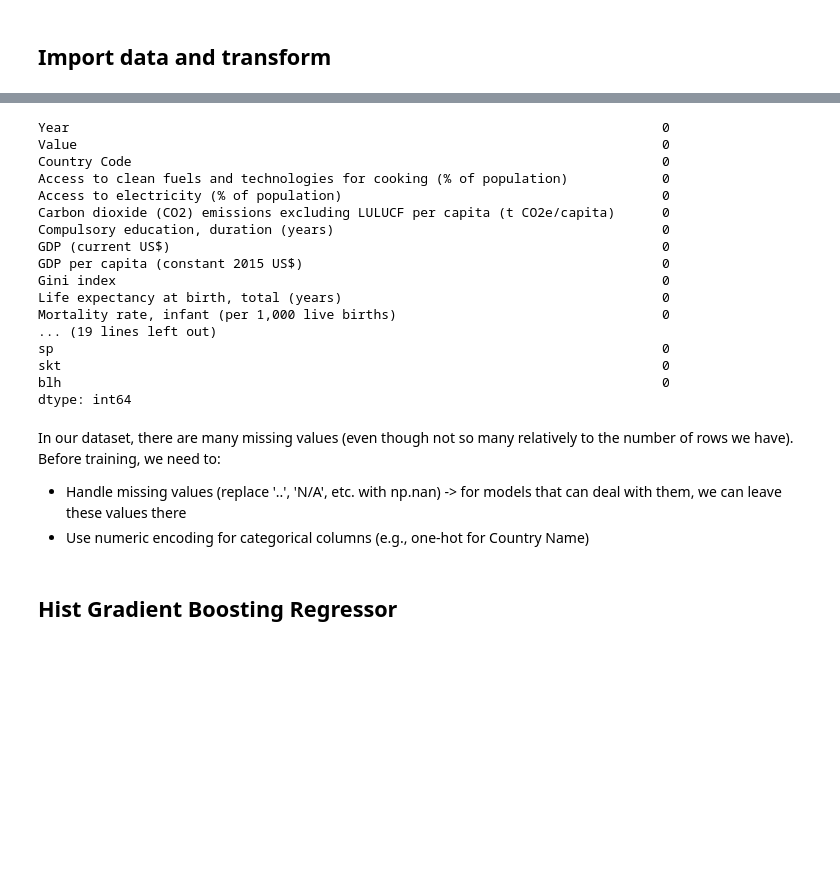
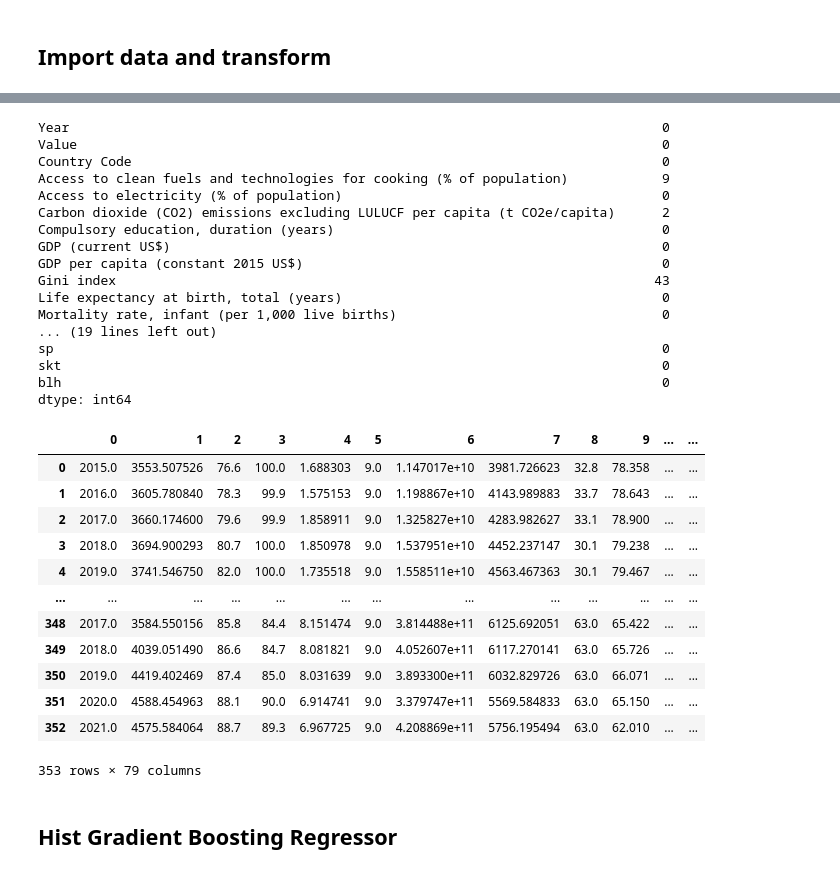
Before and after one commit to gitBugD/GML_RespiratoryDiseases, a Jupyter notebook: Asthma/AsthmaPrevalenceRate.ipynb, the cells around one changed output, grey strips where cells are left out. Drawn from its saved outputs; the diff is of its cells as text; code cells hidden in the pictures; blank space fills up the shorter version.

Commit message:
added imputation in data preparation and updated asthma file (so there is a usage example)

```diff
--- a/Asthma/AsthmaPrevalenceRate.ipynb
+++ b/Asthma/AsthmaPrevalenceRate.ipynb
@@ -32,19 +39,21 @@ df_raw
 # %%
 columns_to_keep = [col for col in df_raw.columns if col not in ['Country Name', 'Measure', 'Metric', 'Disease']]
 df_excluded = df_raw[columns_to_keep]
+# %%
+df_prepared = data_preparation.preprocessing(df_excluded)
 # %%
-df_excluded.isnull().sum()
+df_prepared.isnull().sum()
 # %% [output]
 Year                                                                            0
 Value                                                                           0
 Country Code                                                                    0
-Access to clean fuels and technologies for cooking (% of population)            0
+Access to clean fuels and technologies for cooking (% of population)            9
 Access to electricity (% of population)                                         0
-Carbon dioxide (CO2) emissions excluding LULUCF per capita (t CO2e/capita)      0
+Carbon dioxide (CO2) emissions excluding LULUCF per capita (t CO2e/capita)      2
 Compulsory education, duration (years)                                          0
 GDP (current US$)                                                               0
 GDP per capita (constant 2015 US$)                                              0
-Gini index                                                                      0
+Gini index                                                                     43
 Life expectancy at birth, total (years)                                         0
 Mortality rate, infant (per 1,000 live births)                                  0
 ... (19 lines left out)
@@ -52,8 +61,3 @@ sp
 skt                                                                             0
 blh                                                                             0
 dtype: int64
-# %% [markdown]
-In our dataset, there are many missing values (even though not so many relatively to the number of rows we have).
-Before training, we need to:
-- Handle missing values (replace '..', 'N/A', etc. with np.nan) -> for models that can deal with them, we can leave these values there
-- Use numeric encoding for categorical columns (e.g., one-hot for Country Name)
@@ -72,3 +64,21 @@ df_encoded = df_encoded.apply(pd.to_numeric, errors='coerce')
+# %%
+df_imputed = data_preparation.impute_nans(df_prepared)
+# %%
+df_imputed
+# %% [output]
+|  | 0 | 1 | 2 | 3 | 4 | 5 | 6 | 7 | 8 | 9 | ... | ... |
+| 0 | 2015.0 | 3553.507526 | 76.6 | 100.0 | 1.688303 | 9.0 | 1.147017e+10 | 3981.726623 | 32.8 | 78.358 | ... | ... |
+| 1 | 2016.0 | 3605.780840 | 78.3 | 99.9 | 1.575153 | 9.0 | 1.198867e+10 | 4143.989883 | 33.7 | 78.643 | ... | ... |
+| 2 | 2017.0 | 3660.174600 | 79.6 | 99.9 | 1.858911 | 9.0 | 1.325827e+10 | 4283.982627 | 33.1 | 78.900 | ... | ... |
+| 3 | 2018.0 | 3694.900293 | 80.7 | 100.0 | 1.850978 | 9.0 | 1.537951e+10 | 4452.237147 | 30.1 | 79.238 | ... | ... |
+| 4 | 2019.0 | 3741.546750 | 82.0 | 100.0 | 1.735518 | 9.0 | 1.558511e+10 | 4563.467363 | 30.1 | 79.467 | ... | ... |
+| ... | ... | ... | ... | ... | ... | ... | ... | ... | ... | ... | ... | ... |
+| 348 | 2017.0 | 3584.550156 | 85.8 | 84.4 | 8.151474 | 9.0 | 3.814488e+11 | 6125.692051 | 63.0 | 65.422 | ... | ... |
+| 349 | 2018.0 | 4039.051490 | 86.6 | 84.7 | 8.081821 | 9.0 | 4.052607e+11 | 6117.270141 | 63.0 | 65.726 | ... | ... |
+| 350 | 2019.0 | 4419.402469 | 87.4 | 85.0 | 8.031639 | 9.0 | 3.893300e+11 | 6032.829726 | 63.0 | 66.071 | ... | ... |
+| 351 | 2020.0 | 4588.454963 | 88.1 | 90.0 | 6.914741 | 9.0 | 3.379747e+11 | 5569.584833 | 63.0 | 65.150 | ... | ... |
+| 352 | 2021.0 | 4575.584064 | 88.7 | 89.3 | 6.967725 | 9.0 | 4.208869e+11 | 5756.195494 | 63.0 | 62.010 | ... | ... |
+353 rows × 79 columns
 # %% [markdown]
 ## Hist Gradient Boosting Regressor
 # %% [markdown]
```
Also changed, not shown: parts of 29 cells of this notebook, 1 other file.
